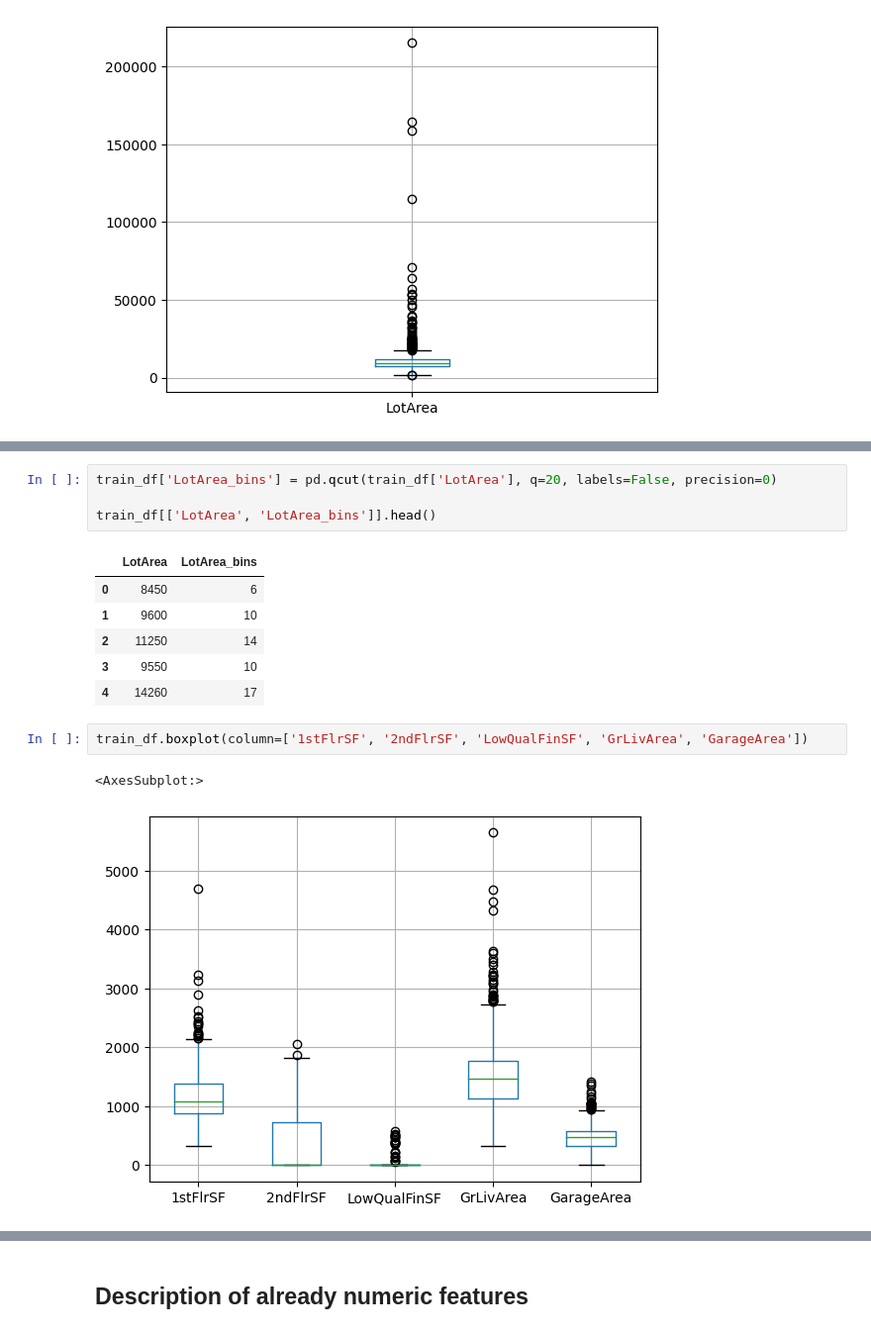
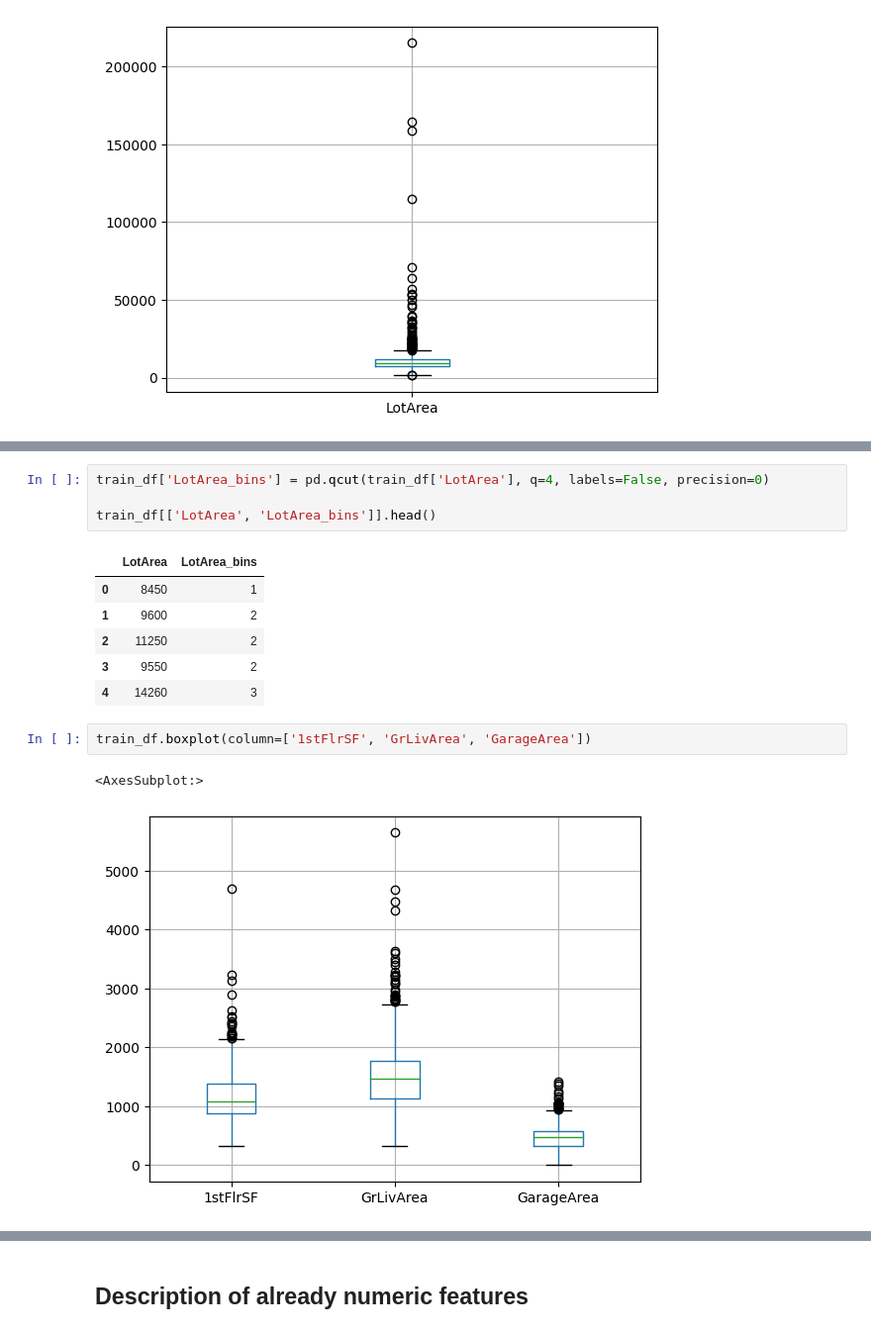
Before and after one commit to mikolajkania/kaggle-03-house-prices, a Jupyter notebook: notebooks/eda_train.ipynb, the cells around one changed output, grey strips where cells are left out. Shown at 99% size. Saved outputs shown, nothing was run; the diff lists cells and outputs as text.

```diff
--- a/notebooks/eda_train.ipynb
+++ b/notebooks/eda_train.ipynb
@@ -86,16 +105,16 @@ train_df.boxplot(column=['LotArea'])
 # %%
-train_df['LotArea_bins'] = pd.qcut(train_df['LotArea'], q=20, labels=False, precision=0)
+train_df['LotArea_bins'] = pd.qcut(train_df['LotArea'], q=4, labels=False, precision=0)
 
 train_df[['LotArea', 'LotArea_bins']].head()
 # %% [output]
 |  | LotArea | LotArea_bins |
-| 0 | 8450 | 6 |
-| 1 | 9600 | 10 |
-| 2 | 11250 | 14 |
-| 3 | 9550 | 10 |
-| 4 | 14260 | 17 |
+| 0 | 8450 | 1 |
+| 1 | 9600 | 2 |
+| 2 | 11250 | 2 |
+| 3 | 9550 | 2 |
+| 4 | 14260 | 3 |
 # %%
-train_df.boxplot(column=['1stFlrSF', '2ndFlrSF', 'LowQualFinSF', 'GrLivArea', 'GarageArea'])
+train_df.boxplot(column=['1stFlrSF', 'GrLivArea', 'GarageArea'])
 # %% [output]
 <AxesSubplot:>
-[figure, old version]
+[figure, new version]
```
Also changed, not shown: parts of 18 cells of this notebook.
